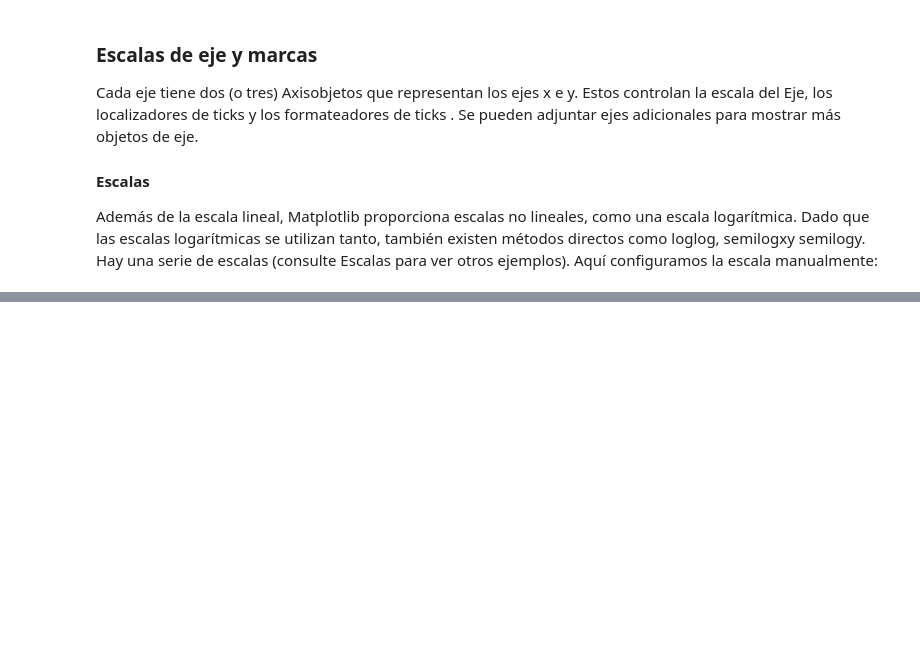
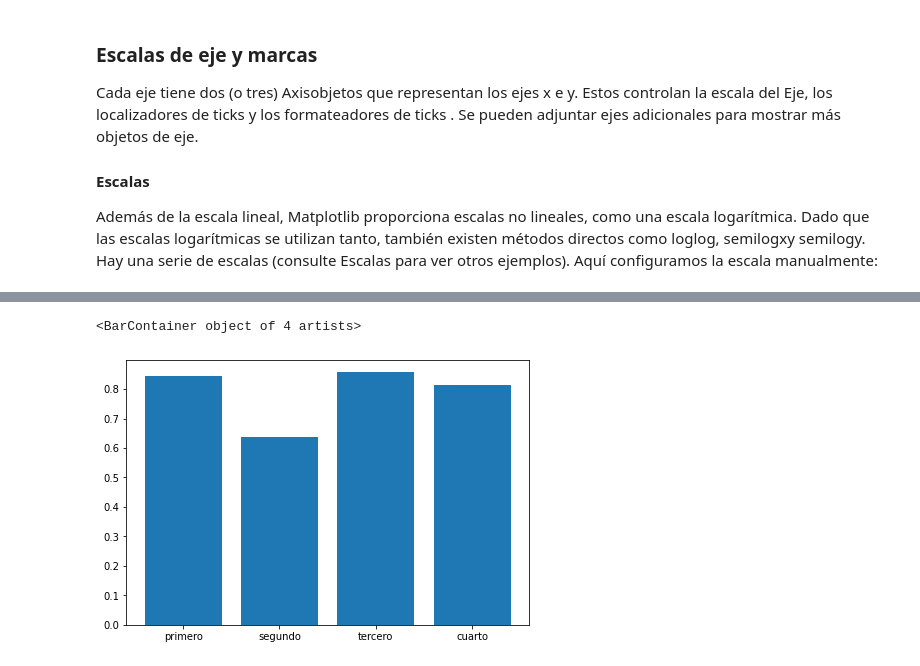
Before and after one commit to leafarJS/python_matplotlib, a Jupyter notebook: 01_introduction.ipynb, the cells around one changed output, grey strips where cells are left out. Drawn from its saved outputs; the diff is of its cells as text; code cells hidden in the pictures; blank space fills up the shorter version.

```diff
--- a/01_introduction.ipynb
+++ b/01_introduction.ipynb
@@ -249,0 +284,8 @@ axs[1].plot(xdata, dat1)
+# %%
+fig, ax = plt.subplots(figsize = (6,4), layout = "constrained")
+categories = ['primero', "segundo", "tercero", "cuarto"]
+
+ax.bar(categories, np.random.rand(len(categories)))
+# %% [output]
+<BarContainer object of 4 artists>
+[figure, added]
```
Also changed, not shown: parts of 19 cells of this notebook.
